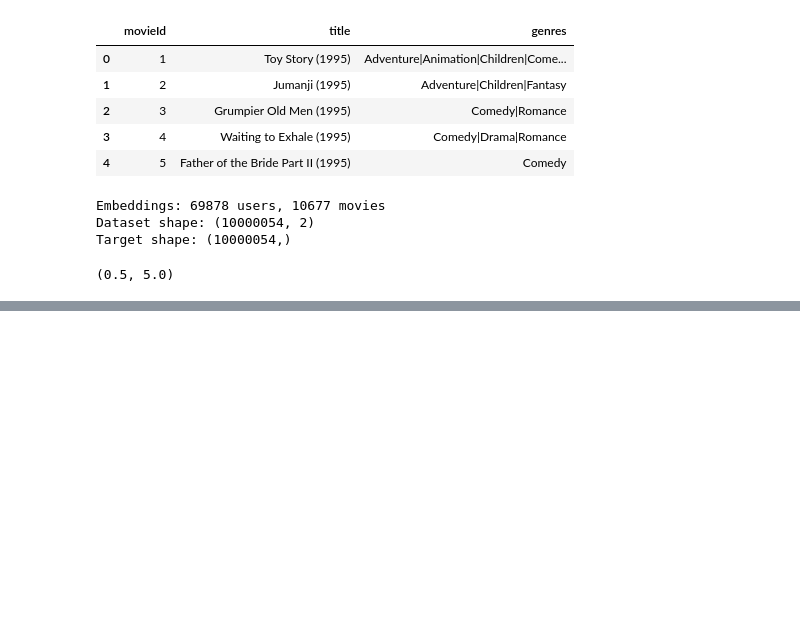
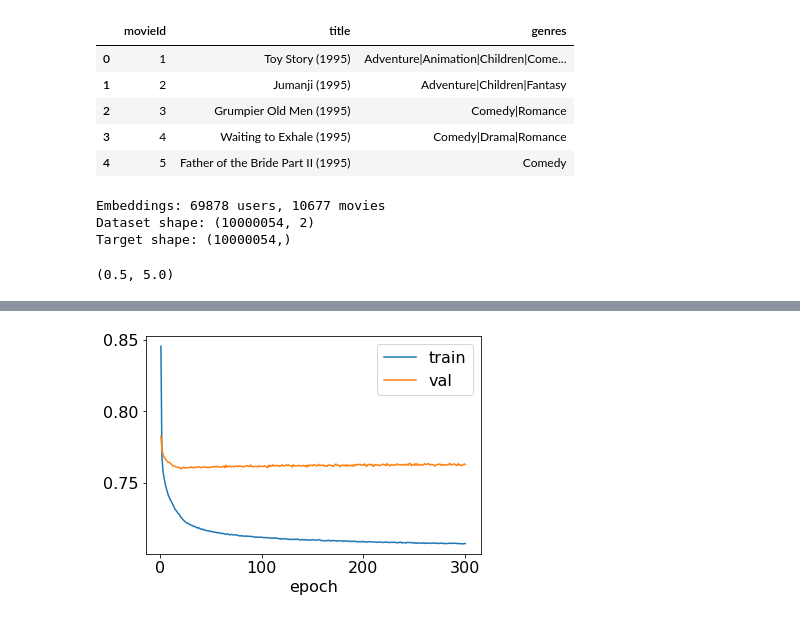
Before and after one commit to tobiasweede/rs-via-gnn, a Jupyter notebook: 01_mln-baselines/movielens/movielens-mln-ml-10M.ipynb, the cells around one changed output, grey strips where cells are left out. Drawn from its saved outputs; the diff is of its cells as text; code cells hidden in the pictures; blank space fills up the shorter version.

```diff
--- a/01_mln-baselines/movielens/movielens-mln-ml-10M.ipynb
+++ b/01_mln-baselines/movielens/movielens-mln-ml-10M.ipynb
@@ -339,7 +339,14 @@ loss improvement on epoch: 20
 # %%
+plt.rcParams['font.size'] = 16
+plt.rcParams['axes.labelsize'] = 16
+plt.rcParams['xtick.labelsize'] = 16
+plt.rcParams['ytick.labelsize'] = 16
+plt.rcParams['legend.fontsize'] = 16
 ax = pd.DataFrame(history).drop(columns='total').plot(x='epoch')
 
 plt.savefig(figure_path + '/ml-10m-small-loss.png', dpi=300, bbox_inches='tight')
+# %% [output]
+[figure, added]
 # %%
 # Plot decreasing learning rate
 
```
Also changed, not shown: parts of 12 cells of this notebook, 3 other files.
